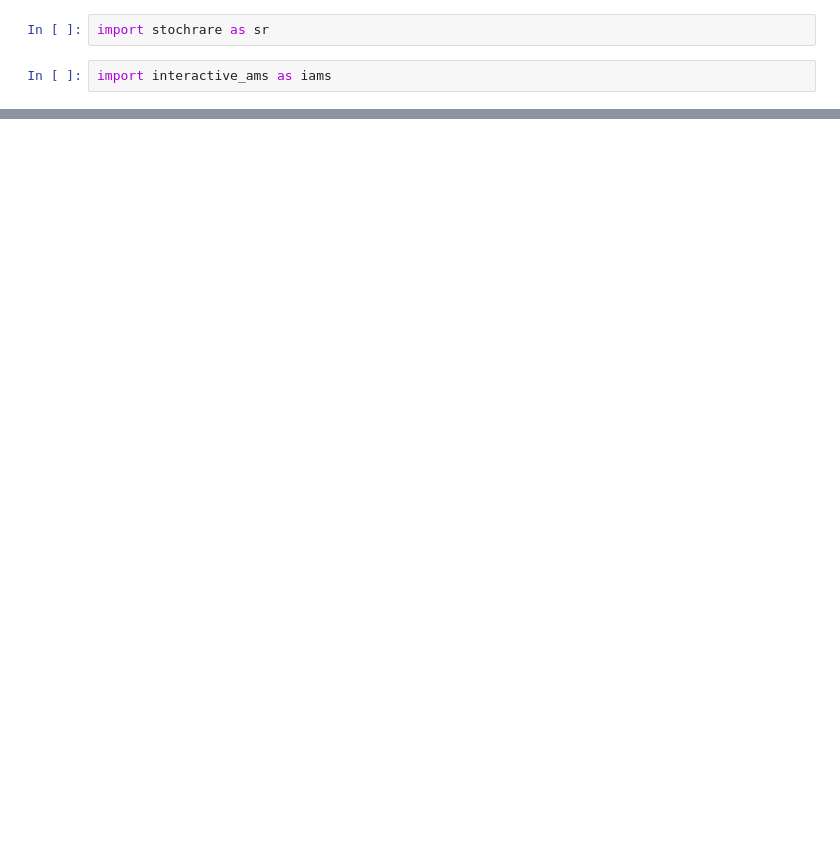
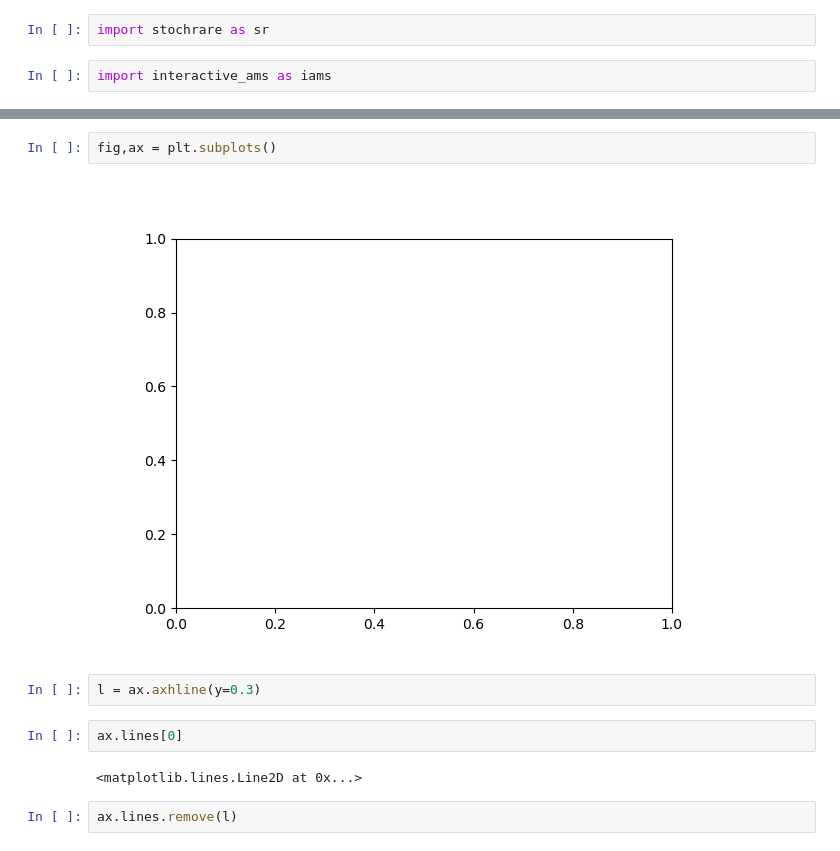
Before and after one commit to AlessandroLovo/stochrare, a Jupyter notebook: demo/demo.ipynb, the cells around one changed output, grey strips where cells are left out. Cells and saved outputs as stored; diff of their text form; blank space fills up the shorter version.

Commit message:
More graphical options for demo

```diff
--- a/demo/demo.ipynb
+++ b/demo/demo.ipynb
@@ -13,0 +20,12 @@ iams.main()
+# %%
+fig,ax = plt.subplots()
+# %% [output]
+[figure, added]
+# %%
+l = ax.axhline(y=0.3)
+# %%
+ax.lines[0]
+# %% [output]
+<matplotlib.lines.Line2D at 0x...>
+# %%
+ax.lines.remove(l)
```
Also changed, not shown: parts of 2 cells of this notebook, 1 other file.
